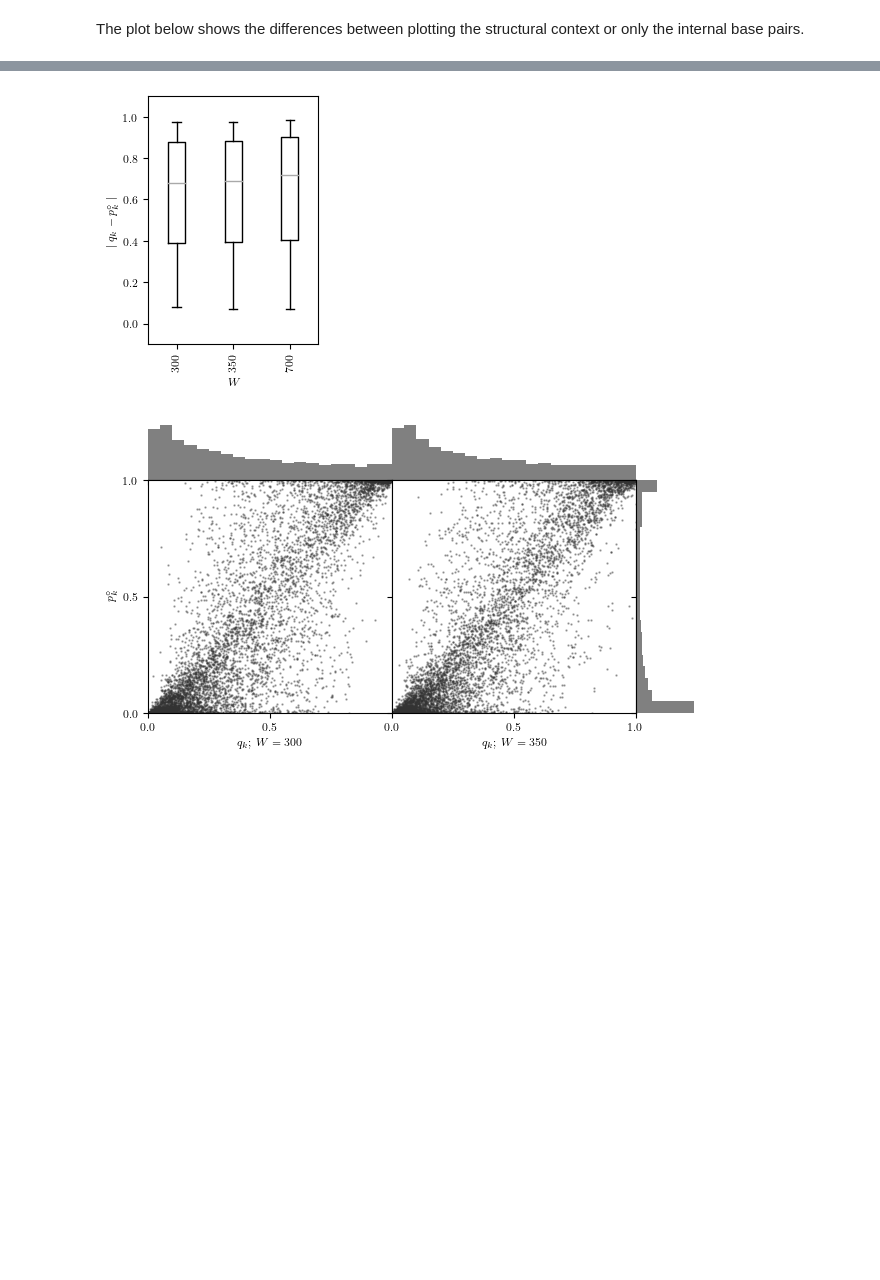
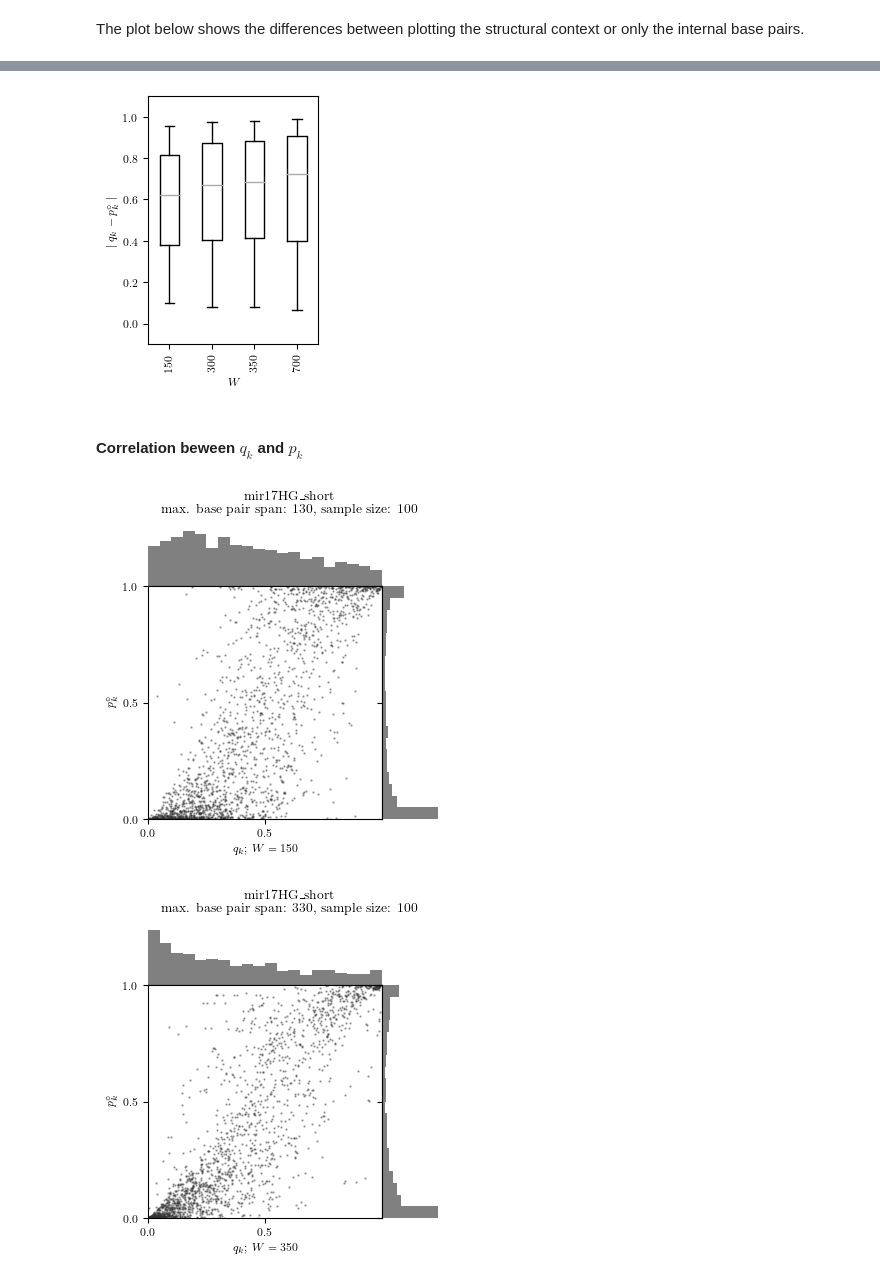
Before and after one commit to ViennaRNA/PLfoldSampling, a Jupyter notebook: PLfold_tutorial.ipynb, the cells around one changed output, grey strips where cells are left out. Saved outputs shown, nothing was run; the diff lists cells and outputs as text; code cells hidden in the pictures; blank space fills up the shorter version.

Commit message:
switch tutorial to shorter example and some clean up

```diff
--- a/PLfold_tutorial.ipynb
+++ b/PLfold_tutorial.ipynb
@@ -16,3 +19,10 @@ from PIL import Image
+# %%
+
+data_dir = 'data/results' # results subfolder is automtical generated by local sampling class
+
+plot_dir = 'data/plots'
+if not os.path.exists(plot_dir):
+    os.mkdir(plot_dir)
 # %% [markdown]
 ## 1. Implementation
 
@@ -284,13 +517,42 @@ plot.plot_unpaired_hist(data,
 # %%
-#filename = data_plots+f"/W_error_box_{x.seq_id}.png"
+filename = os.path.join(plot_dir,f"{my_id}_unpairedP_diff_local_global_boxplot.png")
 
 df_unpaired = plot.plot_error_vs_windowsize_boxplot(data,
-                                                #figure_path=filename
+                                                figure_path=filename
                                                 )
 # %% [output]
-[figure, old version]
+[figure, new version]
+# %% [markdown]
+#### Correlation beween $q_k$ and $p_k$
 # %%
-plot.plot_scatter_unpaired(data)
+filename = os.path.join(plot_dir,f"{my_id}_unpairedP_correlation_local_global_scatter.png")
+
+
+data = PLfoldRevisited(
+    seq_id=mir_17_short_id,
+    sequence=mir_17_short_seq,
+    window_size=150,
+    num_samples=100,
+    max_bp_span=130,
+    data_dir=data_dir,
+    # recalculate=True,
+)
+
+plot.unpairedP_correlation_local_sampling_vs_RNAfold(data)
+
+
+data = PLfoldRevisited(
+    seq_id=mir_17_short_id,
+    sequence=mir_17_short_seq,
+    window_size=350,
+    num_samples=100,
+    max_bp_span=330,
+    data_dir=data_dir,
+    # recalculate=True,
+)
+
+plot.unpairedP_correlation_local_sampling_vs_RNAfold(data)
 # %% [output]
-[figure, old version]
+[figure, new version]
+[figure, added]
 # %% [markdown]
```
Also changed, not shown: parts of 44 cells of this notebook.
